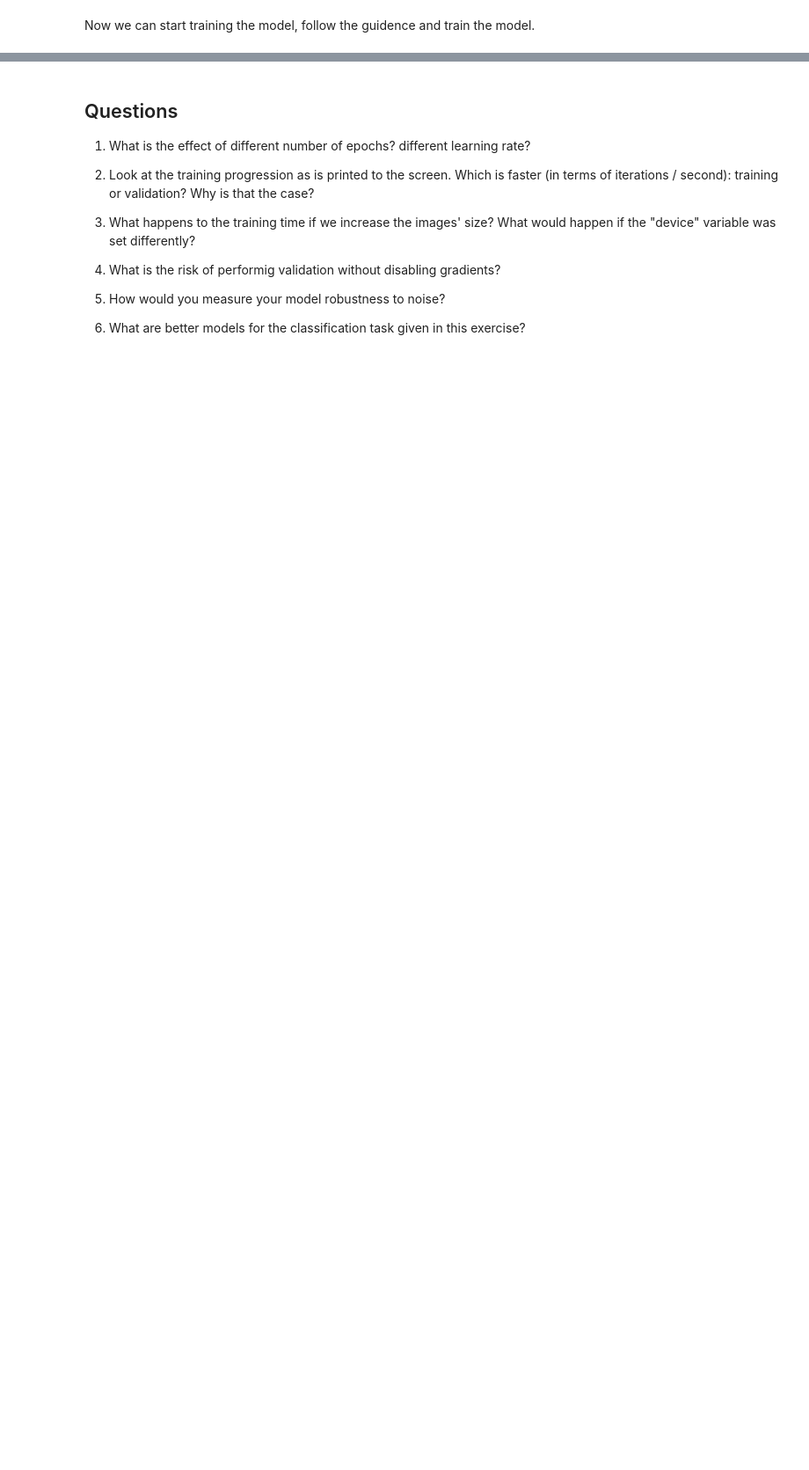
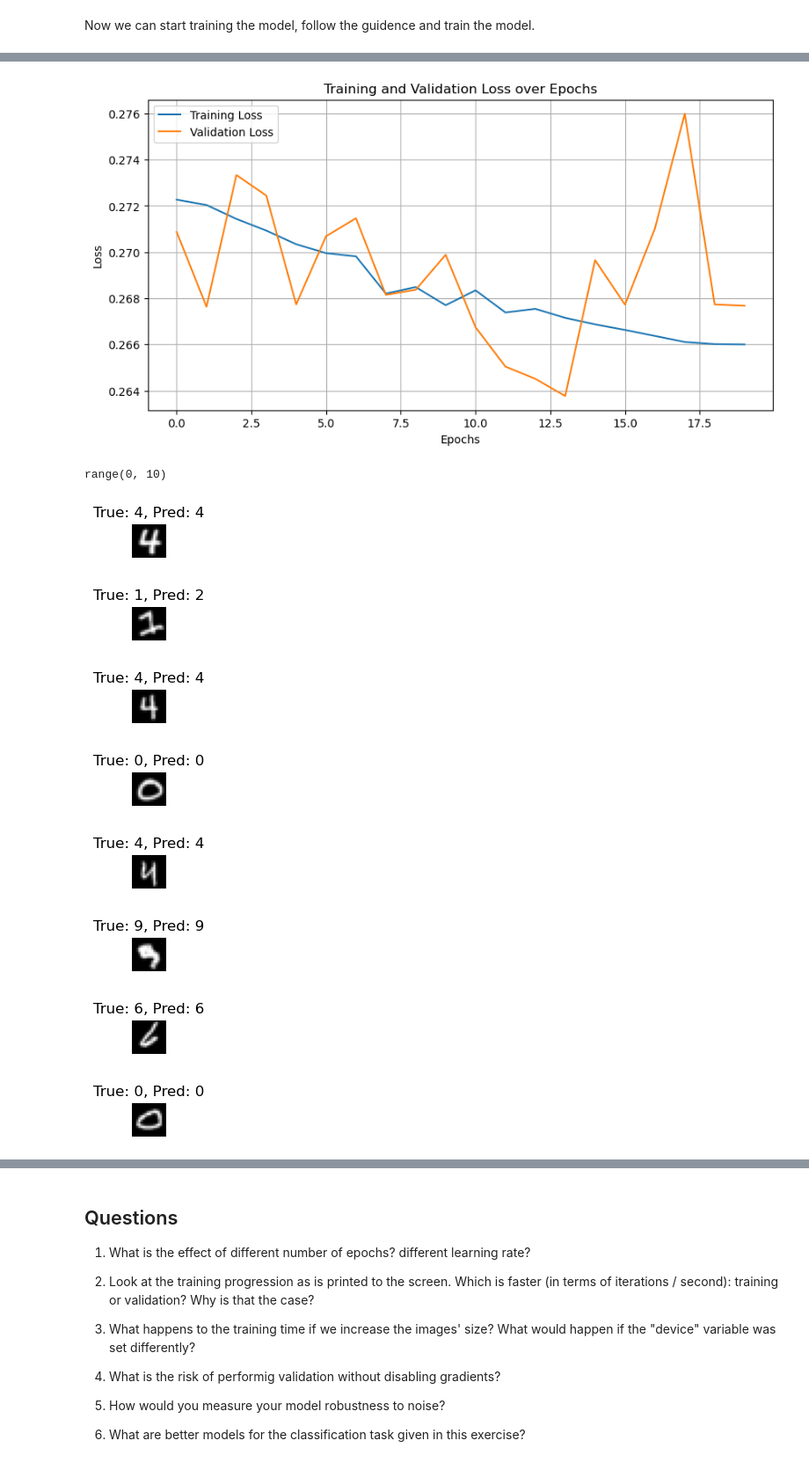
Before and after one commit to MichalZamberg/Hub, a Jupyter notebook: ex-intro-DL.ipynb, the cells around one changed output, grey strips where cells are left out. Shown at 88% size. Drawn from its saved outputs; the diff is of its cells as text; code cells hidden in the pictures; blank space fills up the shorter version.

```diff
--- a/ex-intro-DL.ipynb
+++ b/ex-intro-DL.ipynb
@@ -311,8 +374,31 @@ End training
 # %%
 # Question 9.1: Plot training and validation losses
 import matplotlib.pyplot as plt
 
-pass
+def plot_losses(train_loss_list, val_loss_list):
+    plt.figure(figsize=(10, 5))
+    plt.plot(train_loss_list, label='Training Loss')
+    plt.plot(val_loss_list, label='Validation Loss')
+    plt.xlabel('Epochs')
+    plt.ylabel('Loss')
+    plt.title('Training and Validation Loss over Epochs')
+    plt.legend()
+    plt.grid(True)
+    plt.show()
+
+# Assuming train_loss_list_a and val_loss_list_a contain the losses
+plot_losses(train_loss_list_a, val_loss_list_a)
 
 # Question 9.2: Use your code from question 7 to evaluate the model's performance
-pass
+plot_example(val_loader, model, device, num_imgs=10)
+# %% [output]
+[figure, added]
+range(0, 10)
+[figure, added]
+[figure, added]
+[figure, added]
+[figure, added]
+[figure, added]
+[figure, added]
+[figure, added]
+[figure, added]
```
Also changed, not shown: parts of 11 cells of this notebook, 7 other files.
